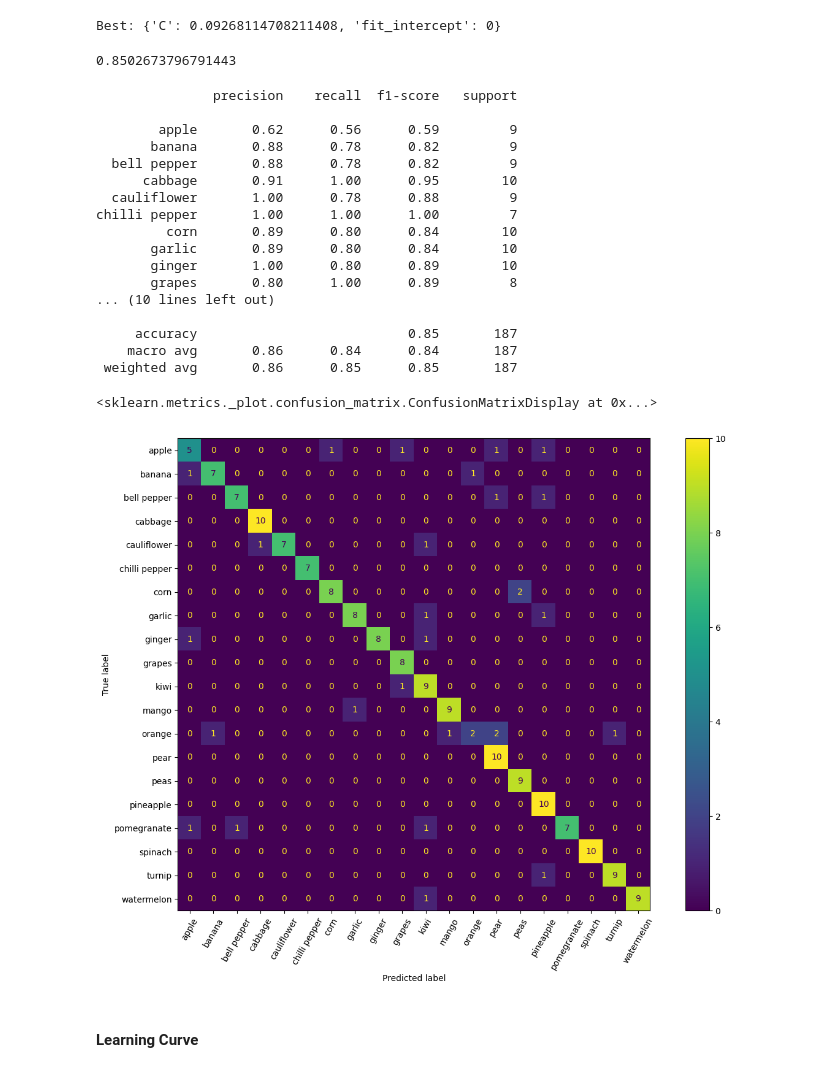
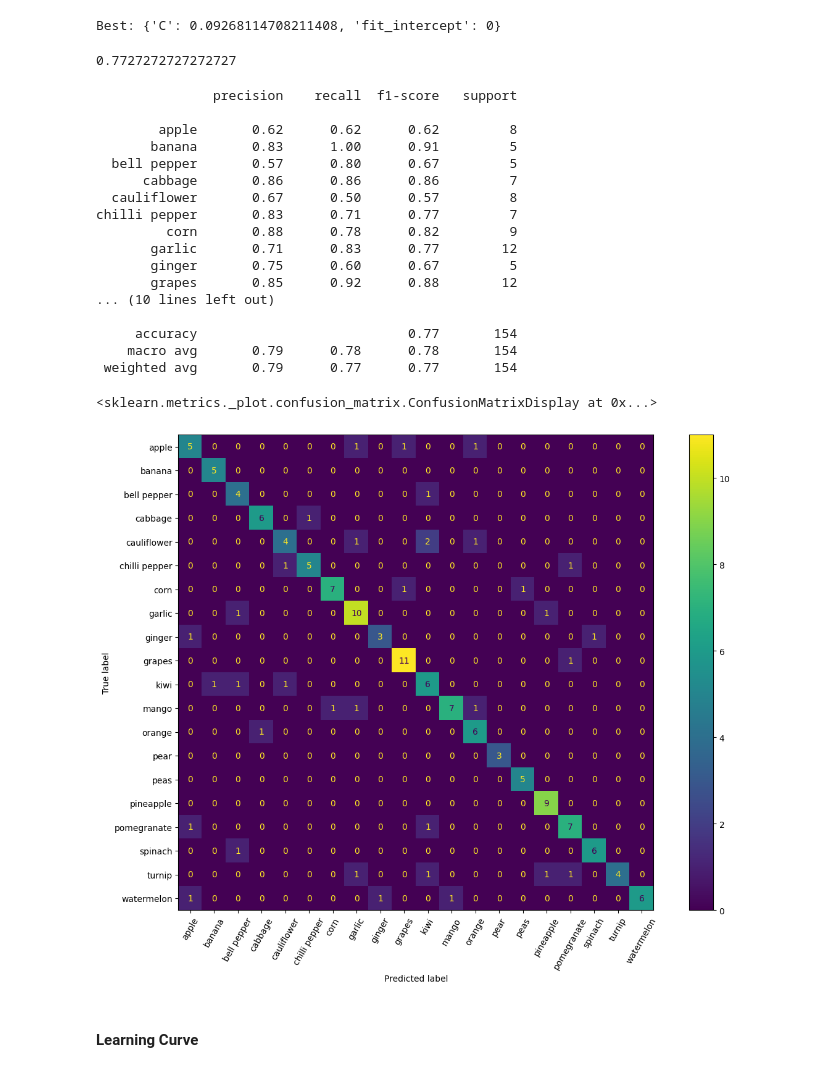
Before and after one commit to vrvenkatesh/w281-summer-2023-project-computer-vision, a Jupyter notebook: logistic_regression_Luminance_features.ipynb, the cells around one changed output. Drawn from its saved outputs; the diff is of its cells as text; code cells hidden in the pictures.

```diff
--- a/logistic_regression_Luminance_features.ipynb
+++ b/logistic_regression_Luminance_features.ipynb
@@ -301,36 +295,36 @@ params = {'C': 0.09268114708211408,
 luminance_model = LogisticRegression(**params, n_jobs=-1)
 luminance_model.fit(train_luminance.iloc[:,0:-1], train_luminance['label'])
 
-y_pred = luminance_model.predict(test_luminance.iloc[:,0:-1])
+y_pred = luminance_model.predict(validation_luminance.iloc[:,0:-1])
 # %%
-accuracy_score(test_luminance['label'], y_pred)
+accuracy_score(validation_luminance['label'], y_pred)
 # %% [output]
-0.8502673796791443
+0.7727272727272727
 # %%
-print(classification_report(test_luminance['label'], y_pred))
+print(classification_report(validation_luminance['label'], y_pred))
 # %% [output]
                precision    recall  f1-score   support
 
-        apple       0.62      0.56      0.59         9
-       banana       0.88      0.78      0.82         9
-  bell pepper       0.88      0.78      0.82         9
-      cabbage       0.91      1.00      0.95        10
-  cauliflower       1.00      0.78      0.88         9
-chilli pepper       1.00      1.00      1.00         7
-         corn       0.89      0.80      0.84        10
-       garlic       0.89      0.80      0.84        10
-       ginger       1.00      0.80      0.89        10
-       grapes       0.80      1.00      0.89         8
+        apple       0.62      0.62      0.62         8
+       banana       0.83      1.00      0.91         5
+  bell pepper       0.57      0.80      0.67         5
+      cabbage       0.86      0.86      0.86         7
+  cauliflower       0.67      0.50      0.57         8
+chilli pepper       0.83      0.71      0.77         7
+         corn       0.88      0.78      0.82         9
+       garlic       0.71      0.83      0.77        12
+       ginger       0.75      0.60      0.67         5
+       grapes       0.85      0.92      0.88        12
 ... (10 lines left out)
 
-     accuracy                           0.85       187
-    macro avg       0.86      0.84      0.84       187
- weighted avg       0.86      0.85      0.85       187
+     accuracy                           0.77       154
+    macro avg       0.79      0.78      0.78       154
+ weighted avg       0.79      0.77      0.77       154
 # %%
 fig, ax = plt.subplots(figsize=(15,10))
-ConfusionMatrixDisplay.from_predictions(test_luminance['label'], y_pred, xticks_rotation=60, ax=ax)
+ConfusionMatrixDisplay.from_predictions(validation_luminance['label'], y_pred, xticks_rotation=60, ax=ax)
 # %% [output]
 <sklearn.metrics._plot.confusion_matrix.ConfusionMatrixDisplay at 0x...>
-[figure, old version]
+[figure, new version]
 # %% [markdown]
 #### Learning Curve
```
Also changed, not shown: parts of 3 cells of this notebook.
